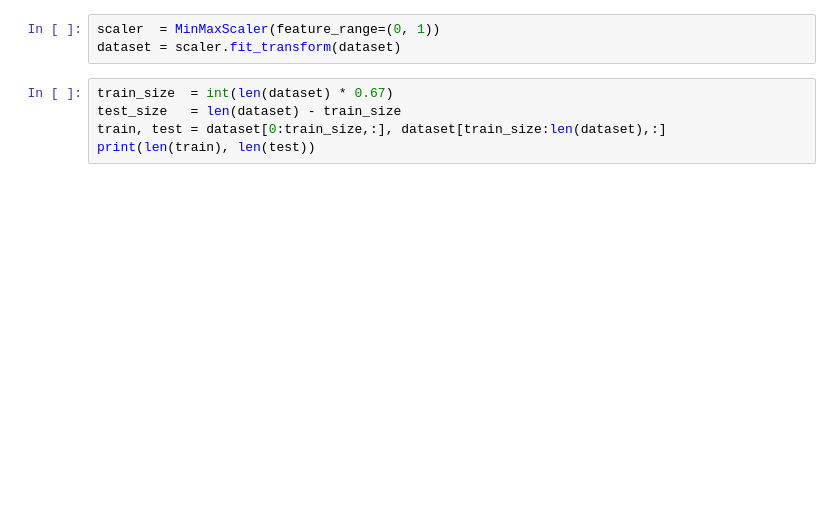
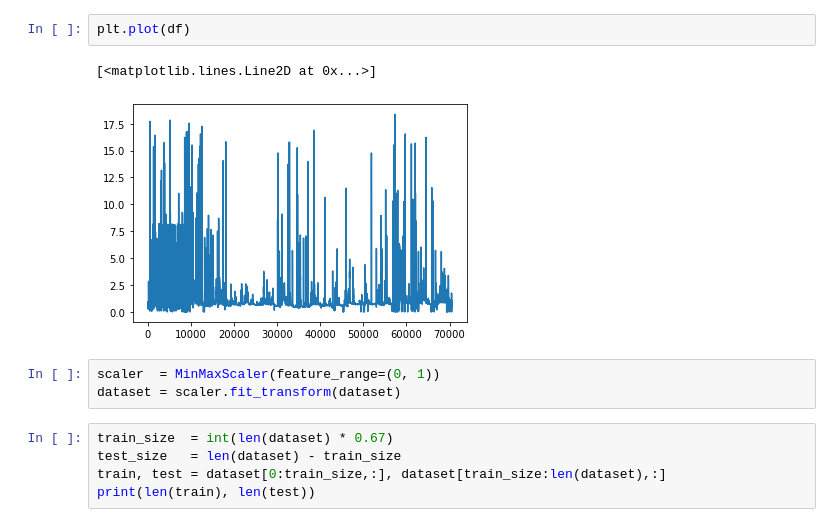
Before and after one commit to matthewenright2478/3821ICT_3225_GC-3821ICT-Work-Integrated-Learning---Single-Project-, a Jupyter notebook: ANN_Model.ipynb, the cells around one changed output. Saved outputs shown, nothing was run; the diff lists cells and outputs as text; blank space fills up the shorter version.

```diff
--- a/ANN_Model.ipynb
+++ b/ANN_Model.ipynb
@@ -30,3 +33,8 @@ df.head()
+# %%
+plt.plot(df)
+# %% [output]
+[<matplotlib.lines.Line2D at 0x...>]
+[figure, added]
 # %%
 scaler  = MinMaxScaler(feature_range=(0, 1))
 dataset = scaler.fit_transform(dataset)
```
Also changed, not shown: parts of 18 cells of this notebook, 3 other files.
